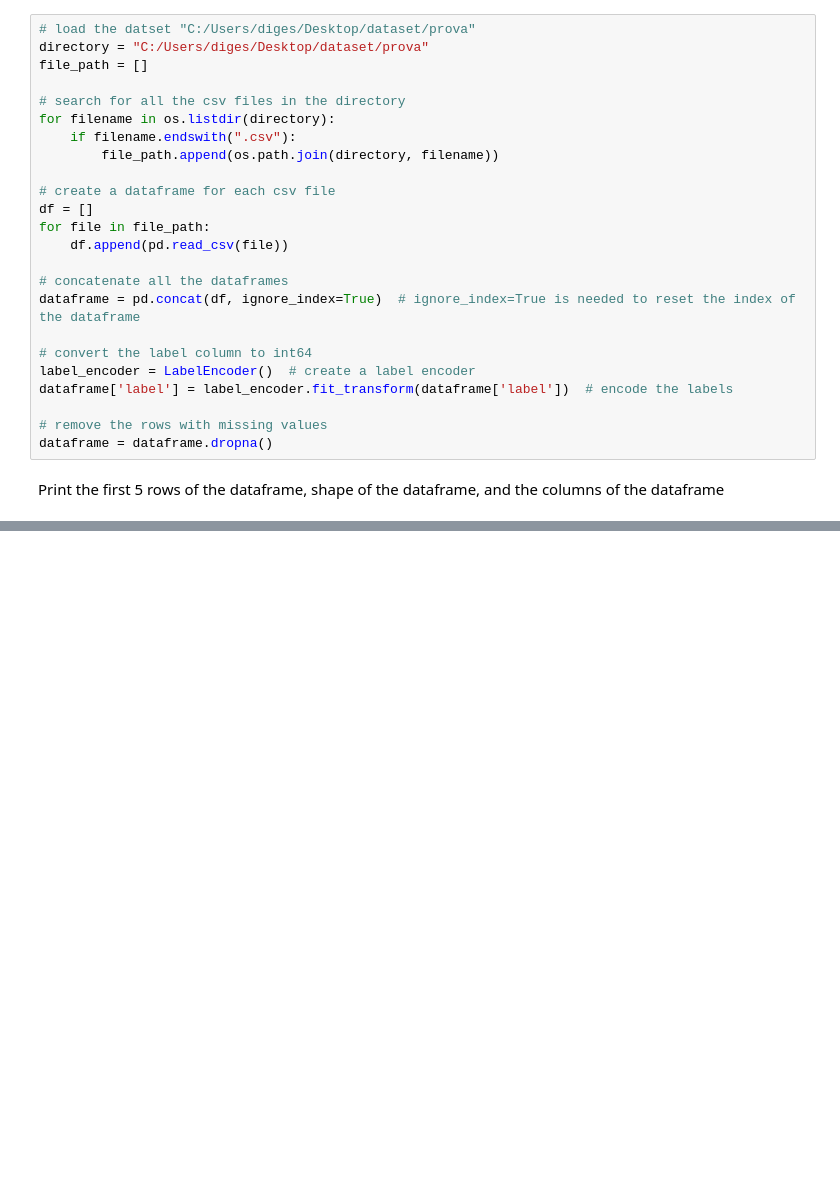
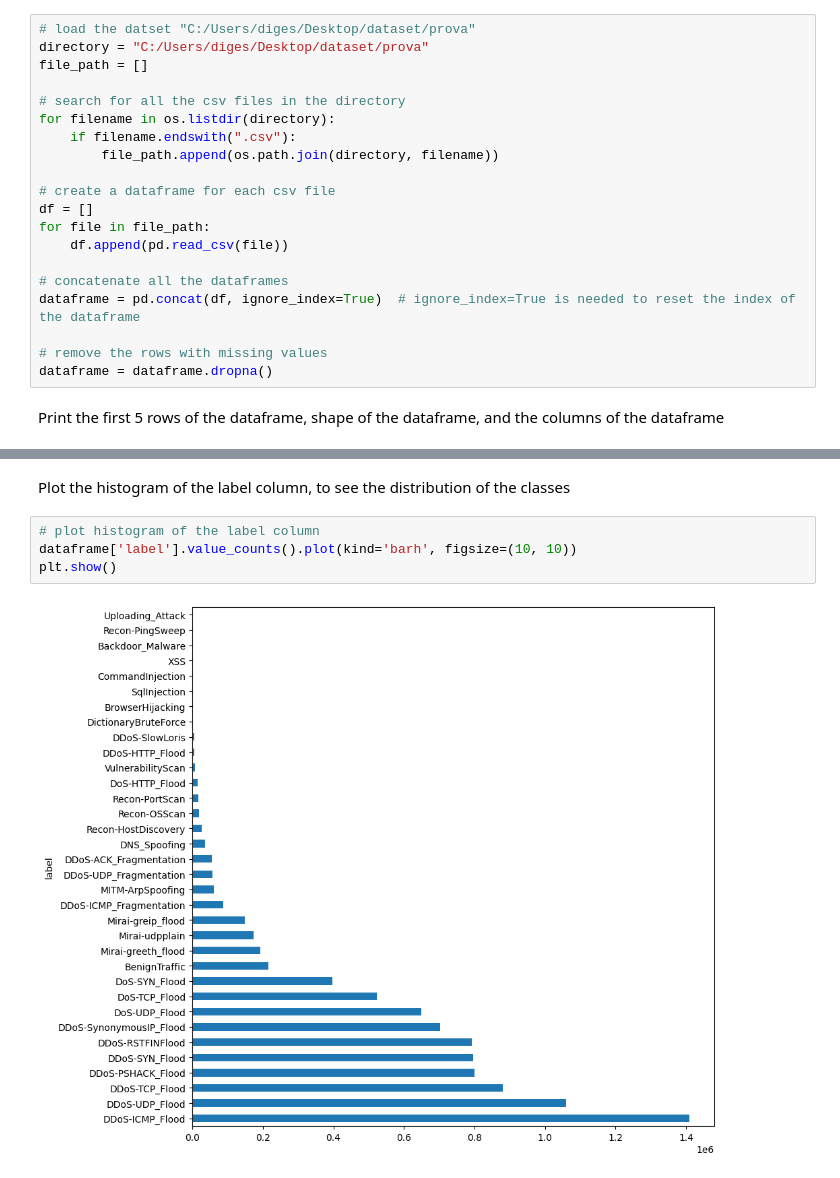
Before and after one commit to digesaremarco/confrontoDataset, a Jupyter notebook: confronto.ipynb, the cells around one changed output, grey strips where cells are left out. Cells and saved outputs as stored; diff of their text form; blank space fills up the shorter version.

```diff
--- a/confronto.ipynb
+++ b/confronto.ipynb
@@ -152,10 +173,6 @@ for file in file_path:
 # concatenate all the dataframes
 dataframe = pd.concat(df, ignore_index=True)  # ignore_index=True is needed to reset the index of the dataframe
 
-# convert the label column to int64
-label_encoder = LabelEncoder()  # create a label encoder
-dataframe['label'] = label_encoder.fit_transform(dataframe['label'])  # encode the labels
-
 # remove the rows with missing values
 dataframe = dataframe.dropna()
 # %% [markdown]
@@ -171,0 +240,8 @@ print(dataframe.columns)
+# %% [markdown]
+Plot the histogram of the label column, to see the distribution of the classes
+# %%
+# plot histogram of the label column
+dataframe['label'].value_counts().plot(kind='barh', figsize=(10, 10))
+plt.show()
+# %% [output]
+[figure, added]
```
Also changed, not shown: parts of 7 cells of this notebook.
